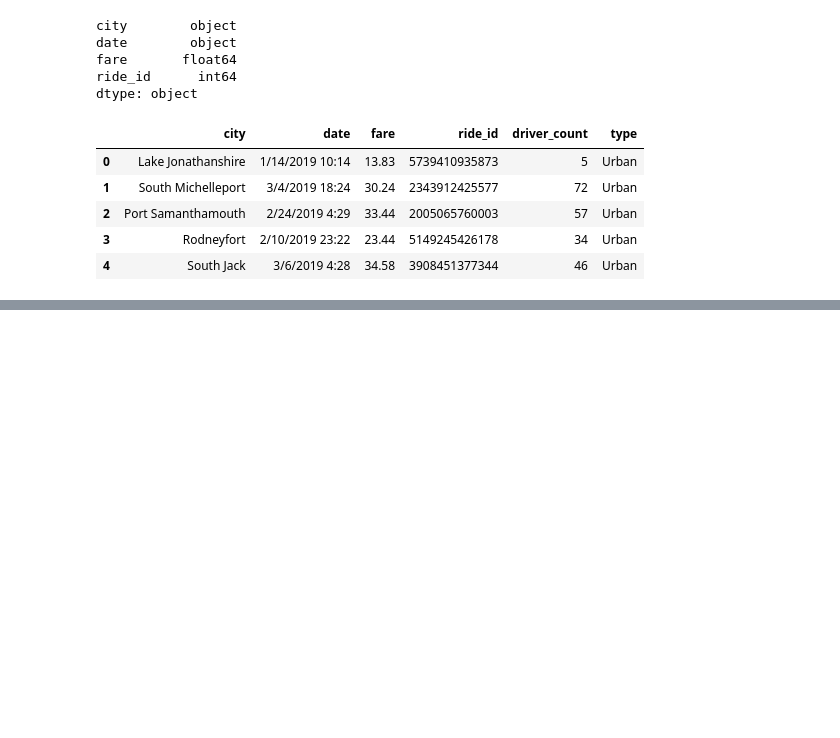
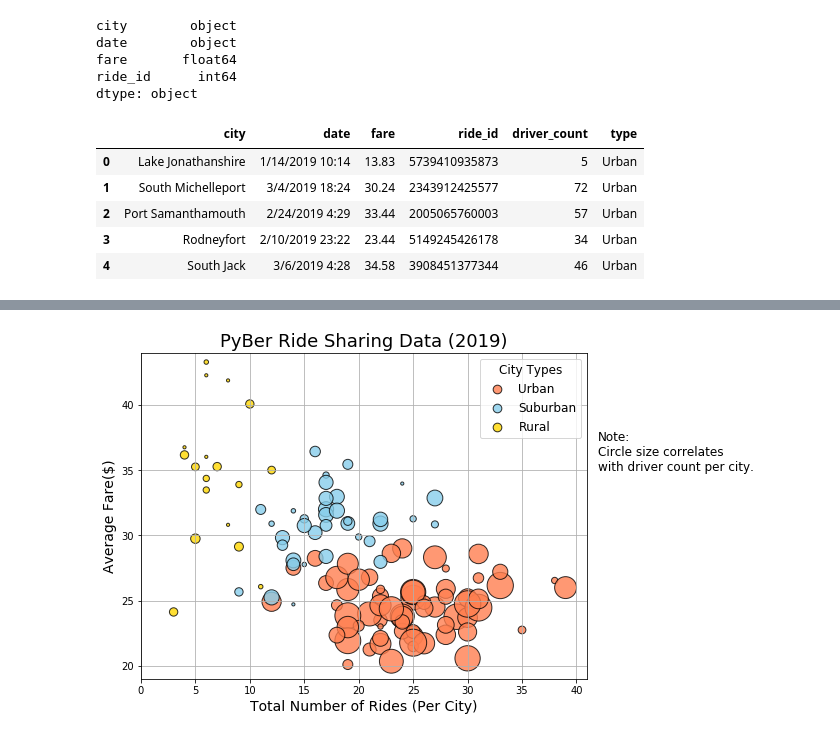
Before and after one commit to ejlaflure/PyBer_Analysis, a Jupyter notebook: PyBer.ipynb, the cells around one changed output, grey strips where cells are left out. Saved outputs shown, nothing was run; the diff lists cells and outputs as text; code cells hidden in the pictures; blank space fills up the shorter version.

```diff
--- a/PyBer.ipynb
+++ b/PyBer.ipynb
@@ -109,0 +244,45 @@ pyber_data_df.head()
+# %%
+# Combine all three scatter plots into one.
+plt.subplots(figsize=(8, 6))
+
+# Create Bubble Scatter PLot Portion for Urban cities
+plt.scatter(urban_ride_count, urban_avg_fare, s=10*urban_driver_count,
+            marker="o", color="coral", alpha=0.8, edgecolor="black",
+            linewidth=1, label="Urban")
+
+# Create Bubble Scatter Plot Portion for Suburban cities
+plt.scatter(suburban_ride_count, suburban_avg_fare, s=10*suburban_driver_count,
+            marker="o", color="skyblue", alpha=0.8, edgecolor="black",
+            linewidth=1, label="Suburban")
+
+# Create Bubble Scatter Plot Portion for Rural cities
+plt.scatter(rural_ride_count, rural_avg_fare, s=10*rural_driver_count,
+            marker="o", color="gold", alpha=0.8, edgecolor="black",
+            linewidth=1, label="Rural")
+
+# Create labels for the x and y axes and title.
+plt.title("PyBer Ride Sharing Data (2019)", fontsize="18")
+plt.xlabel("Total Number of Rides (Per City)", fontsize="14")
+plt.ylabel("Average Fare($)", fontsize="14")
+plt.grid(True)
+# Set the x and y limits
+plt.xlim(0, 41)
+plt.ylim(19, 44)
+# Create a legend
+lgnd = plt.legend(fontsize="12", mode="Expanded",
+         scatterpoints=1, loc="best", title="City Types")
+lgnd.legendHandles[0]._sizes = [75]
+lgnd.legendHandles[1]._sizes = [75]
+lgnd.legendHandles[2]._sizes = [75]
+lgnd.get_title().set_fontsize(12)
+
+# Incorporate a text label about circle size.
+plt.text(42, 35, "Note:\nCircle size correlates\nwith driver count per city.", fontsize="12")
+
+# Save the figure in the Analysis folder.
+plt.savefig("Analysis/Fig1.png", bbox_inches='tight')
+
+# Show the complete plot
+plt.show()
+# %% [output]
+[figure, added]
```
Also changed, not shown: parts of 9 cells of this notebook, 1 other file.
